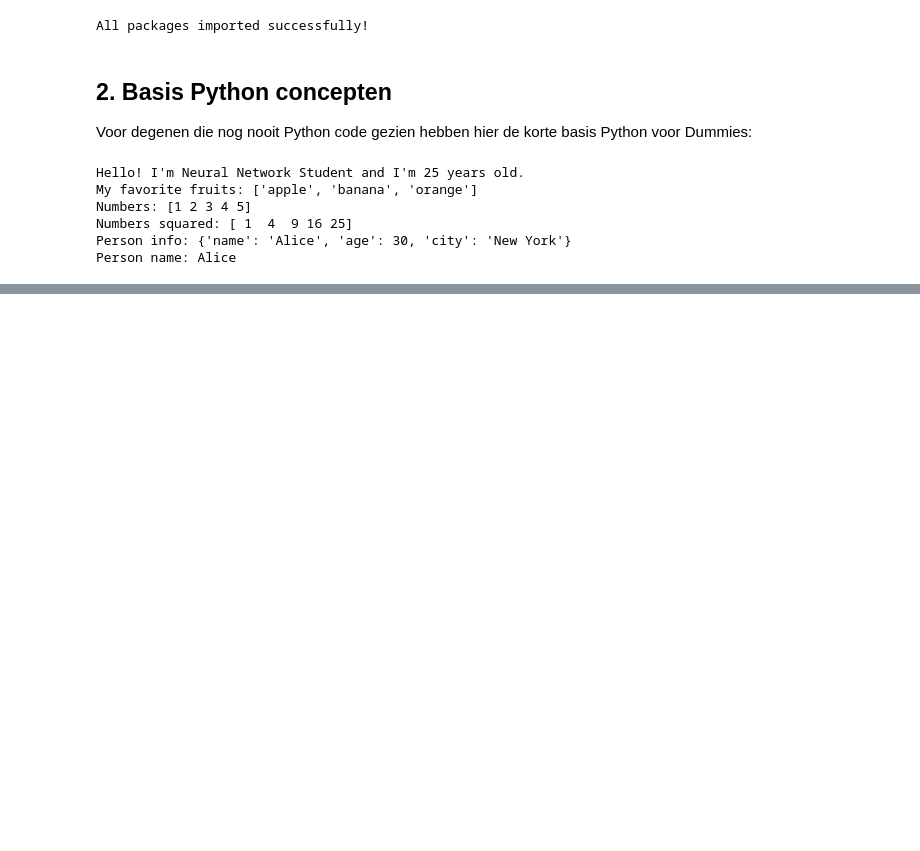
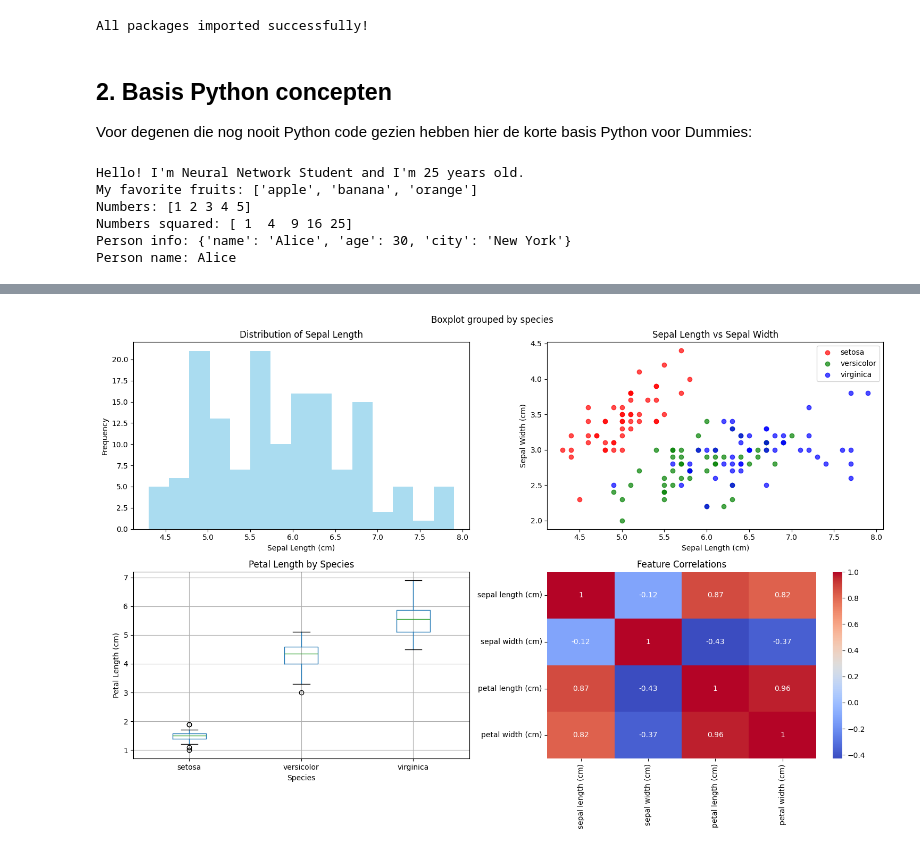
Before and after one commit to tinekescode/NeuraleNetwerken, a Jupyter notebook: Neurale_Netwerken_oefening.ipynb, the cells around one changed output, grey strips where cells are left out. Saved outputs shown, nothing was run; the diff lists cells and outputs as text; code cells hidden in the pictures; blank space fills up the shorter version.

```diff
--- a/Neurale_Netwerken_oefening.ipynb
+++ b/Neurale_Netwerken_oefening.ipynb
@@ -78,0 +114,20 @@ Person name: Alice
+# %%
+# Convert to a more user-friendly format
+X = iris.data  # The measurements (features)
+y = iris.target  # The species (what we want to predict)
+
+# Create a DataFrame - like a spreadsheet in Python
+df = pd.DataFrame(X, columns=iris.feature_names)
+df['species'] = [iris.target_names[i] for i in y]
+
+print("First 10 flowers in our dataset:")
+print(df.head(10))
+
+print(f"\nDataset summary:")
+print(f"Total flowers: {len(df)}")
+print(f"Flowers per species:")
+print(df['species'].value_counts())
+
+# Basic statistics
+print(f"\nBasic statistics for our measurements:")
+print(df.describe())
@@ -78,0 +152,39 @@ Person name: Alice
+# %%
+# Create a figure with multiple subplots
+fig, axes = plt.subplots(2, 2, figsize=(15, 10))
+fig.suptitle('Iris Dataset Exploration', fontsize=16, fontweight='bold')
+
+# 1. Histogram of sepal length
+axes[0, 0].hist(df['sepal length (cm)'], bins=15, alpha=0.7, color='skyblue')
+axes[0, 0].set_title('Distribution of Sepal Length')
+axes[0, 0].set_xlabel('Sepal Length (cm)')
+axes[0, 0].set_ylabel('Frequency')
+
+# 2. Scatter plot: Sepal length vs Sepal width
+colors = ['red', 'green', 'blue']
+for i, species in enumerate(iris.target_names):
+    mask = df['species'] == species
+    axes[0, 1].scatter(df[mask]['sepal length (cm)'],
+                      df[mask]['sepal width (cm)'],
+                      c=colors[i], label=species, alpha=0.7)
+axes[0, 1].set_title('Sepal Length vs Sepal Width')
+axes[0, 1].set_xlabel('Sepal Length (cm)')
+axes[0, 1].set_ylabel('Sepal Width (cm)')
+axes[0, 1].legend()
+
+# 3. Box plot of petal length by species
+df.boxplot(column='petal length (cm)', by='species', ax=axes[1, 0])
+axes[1, 0].set_title('Petal Length by Species')
+axes[1, 0].set_xlabel('Species')
+axes[1, 0].set_ylabel('Petal Length (cm)')
+
+# 4. Correlation heatmap
+numeric_df = df.select_dtypes(include=[np.number])
+correlation_matrix = numeric_df.corr()
+sns.heatmap(correlation_matrix, annot=True, cmap='coolwarm', ax=axes[1, 1])
+axes[1, 1].set_title('Feature Correlations')
+
+plt.tight_layout()
+plt.show()
+# %% [output]
+[figure, added]
```
Also changed, not shown: parts of 4 cells of this notebook.
